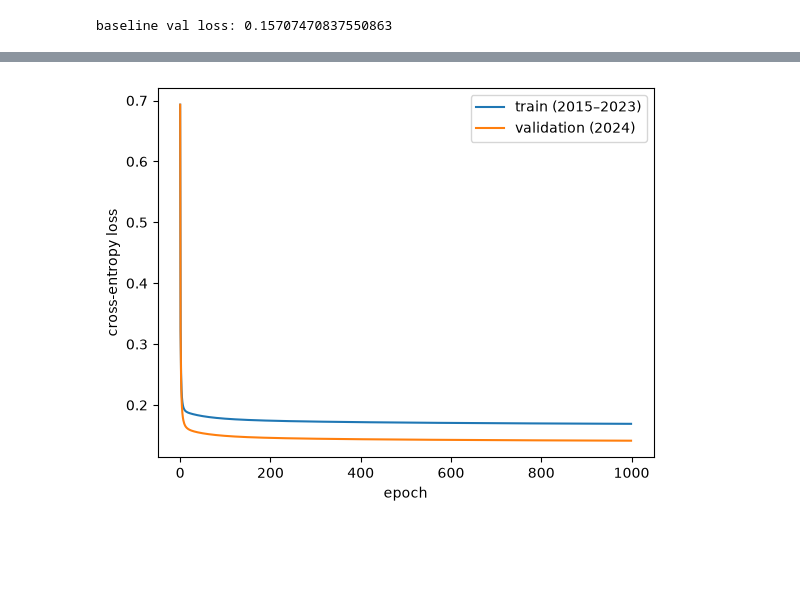
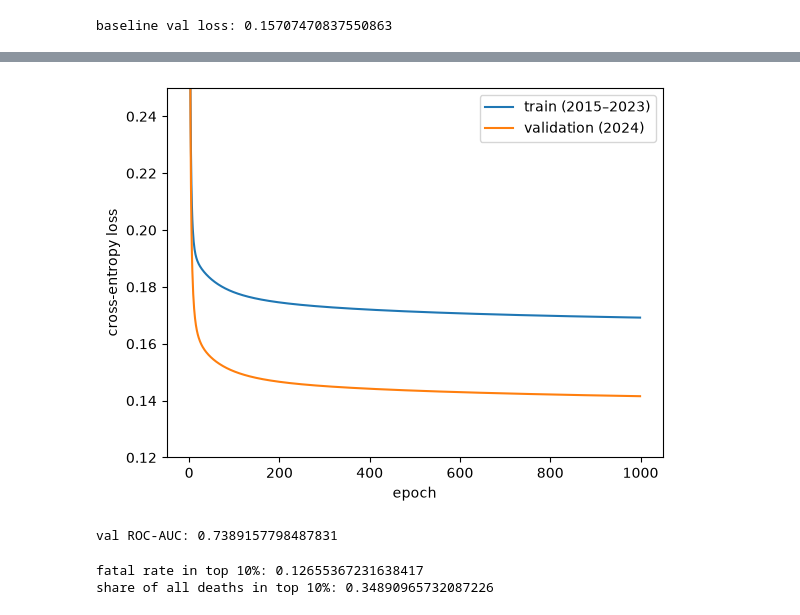
Before and after one commit to arseniyvizgalov/moscow-road-crash-risk, a Jupyter notebook: notebooks/03_model.ipynb, the cells around one changed output, grey strips where cells are left out. Saved outputs shown, nothing was run; the diff lists cells and outputs as text; code cells hidden in the pictures; blank space fills up the shorter version.

```diff
--- a/notebooks/03_model.ipynb
+++ b/notebooks/03_model.ipynb
@@ -48,10 +55,25 @@ final train: 0.16913084281753418  final val: 0.1414345559857956
 # %%
 plt.plot(hist["train"], label="train (2015–2023)")
 plt.plot(hist["val"], label="validation (2024)")
 plt.xlabel("epoch")
 plt.ylabel("cross-entropy loss")
 plt.legend()
+plt.ylim(0.12, 0.25)
 plt.savefig("../plots/loss_logreg.png", dpi=150)
 plt.show()
 # %% [output]
-[figure, old version]
+[figure, new version]
+# %%
+from sklearn.metrics import roc_auc_score
+p_val = predict_proba(X_val, w, b)
+print("val ROC-AUC:", roc_auc_score(y_val, p_val))
+# %% [output]
+val ROC-AUC: 0.7389157798487831
+# %%
+order = np.argsort(-p_val)
+top = order[: len(p_val) // 10]
+print("fatal rate in top 10%:", y_val[top].mean())
+print("share of all deaths in top 10%:", y_val[top].sum() / y_val.sum())
+# %% [output]
+fatal rate in top 10%: 0.12655367231638417
+share of all deaths in top 10%: 0.34890965732087226
```
Also changed, not shown: parts of 3 cells of this notebook, 2 other files.
